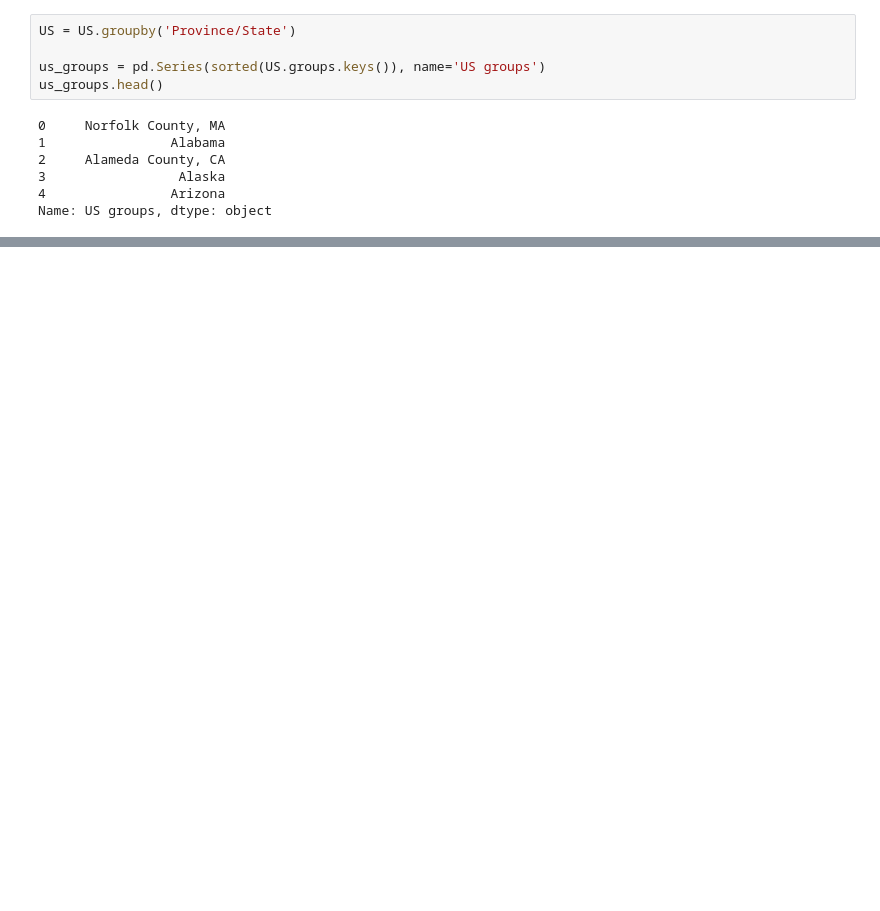
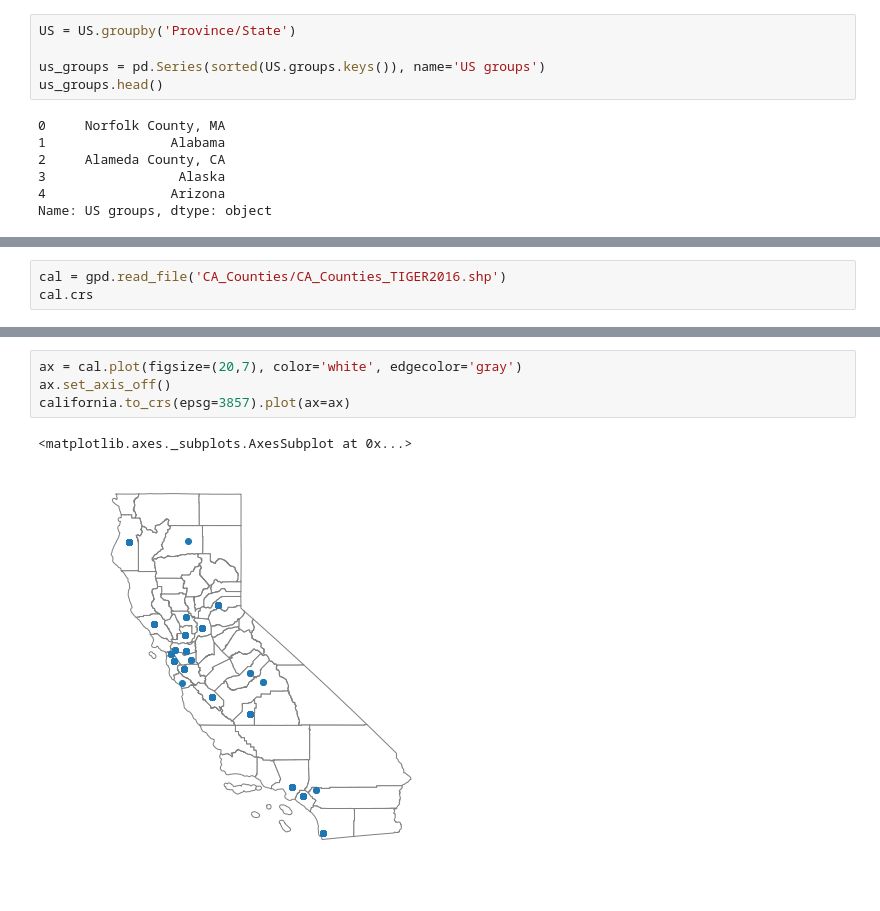
Before and after one commit to eytanohana/COVID-19, a Jupyter notebook: Data Exploration.ipynb, the cells around one changed output, grey strips where cells are left out. Cells and saved outputs as stored; diff of their text form; blank space fills up the shorter version.

Commit message:
add california

```diff
--- a/Data Exploration.ipynb
+++ b/Data Exploration.ipynb
@@ -301,0 +322,3 @@ california
+# %%
+cal = gpd.read_file('CA_Counties/CA_Counties_TIGER2016.shp')
+cal.crs
@@ -301,0 +340,7 @@ california
+# %%
+ax = cal.plot(figsize=(20,7), color='white', edgecolor='gray')
+ax.set_axis_off()
+california.to_crs(epsg=3857).plot(ax=ax)
+# %% [output]
+<matplotlib.axes._subplots.AxesSubplot at 0x...>
+[figure, added]
```
Also changed, not shown: parts of 16 cells of this notebook.
